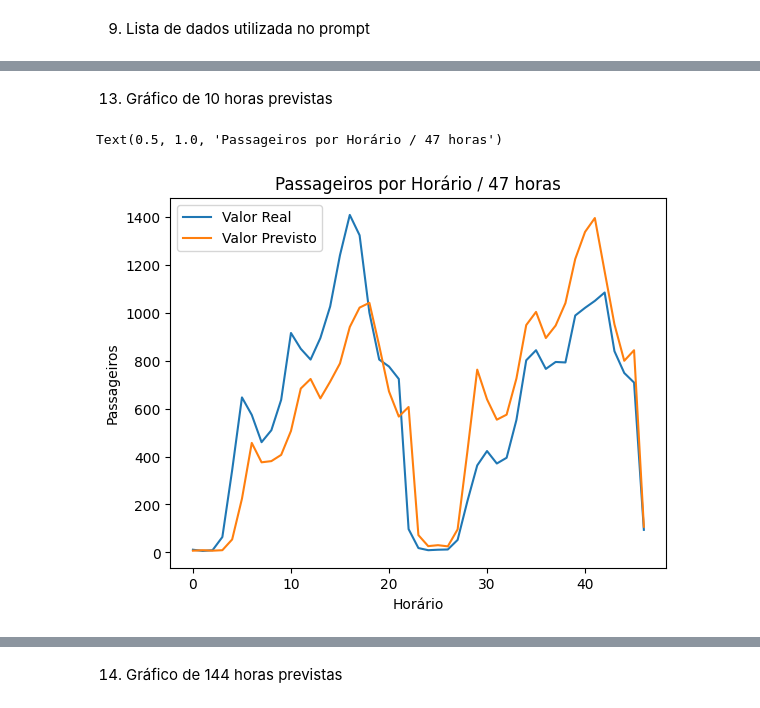
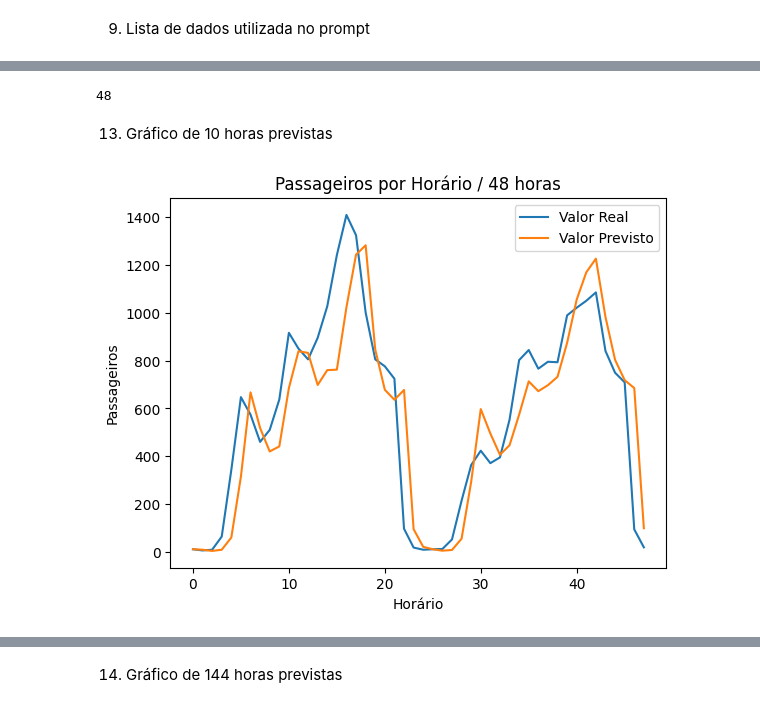
Before and after one commit to zairobastos/tcc, a Jupyter notebook: dados_transporte.ipynb, the cells around one changed output, grey strips where cells are left out. Cells and saved outputs as stored; diff of their text form; code cells hidden in the pictures.

```diff
--- a/dados_transporte.ipynb
+++ b/dados_transporte.ipynb
@@ -200,18 +182,23 @@ df_tranport3[720:767]
+# %%
+x = [11,9,4,9,60,315,667,518,420,441,685,839,832,698,760,762,1023,1243,1282,846,678,636,677,95,21,11,5,8,55,293,597,495,406,446,574,713,672,697,732,874,1055,1169,1226,982,803,718,685,99]
+print(len(x))
+# %% [output]
+48
 # %% [markdown]
 13. Gráfico de 10 horas previstas
 # %%
 import matplotlib.pyplot as plt
 
 previsto = x
-exato = df_tranport3[1439:1486]['validations_per_hour'].tolist()
+exato = df_tranport3[1439:1487]['validations_per_hour'].tolist()
 
 plt.plot(exato, label='Valor Real')
 plt.plot(previsto, label='Valor Previsto' )
 
 plt.legend()
 plt.xlabel('Horário')
 plt.ylabel('Passageiros')
-plt.title('Passageiros por Horário / 47 horas')
+plt.title('Passageiros por Horário / 48 horas')
+plt.savefig('./imgs/passageiros_por_horario.png')
 # %% [output]
-Text(0.5, 1.0, 'Passageiros por Horário / 47 horas')
-[figure, old version]
+[figure, new version]
```
Also changed, not shown: parts of 10 cells of this notebook, 2 other files.
